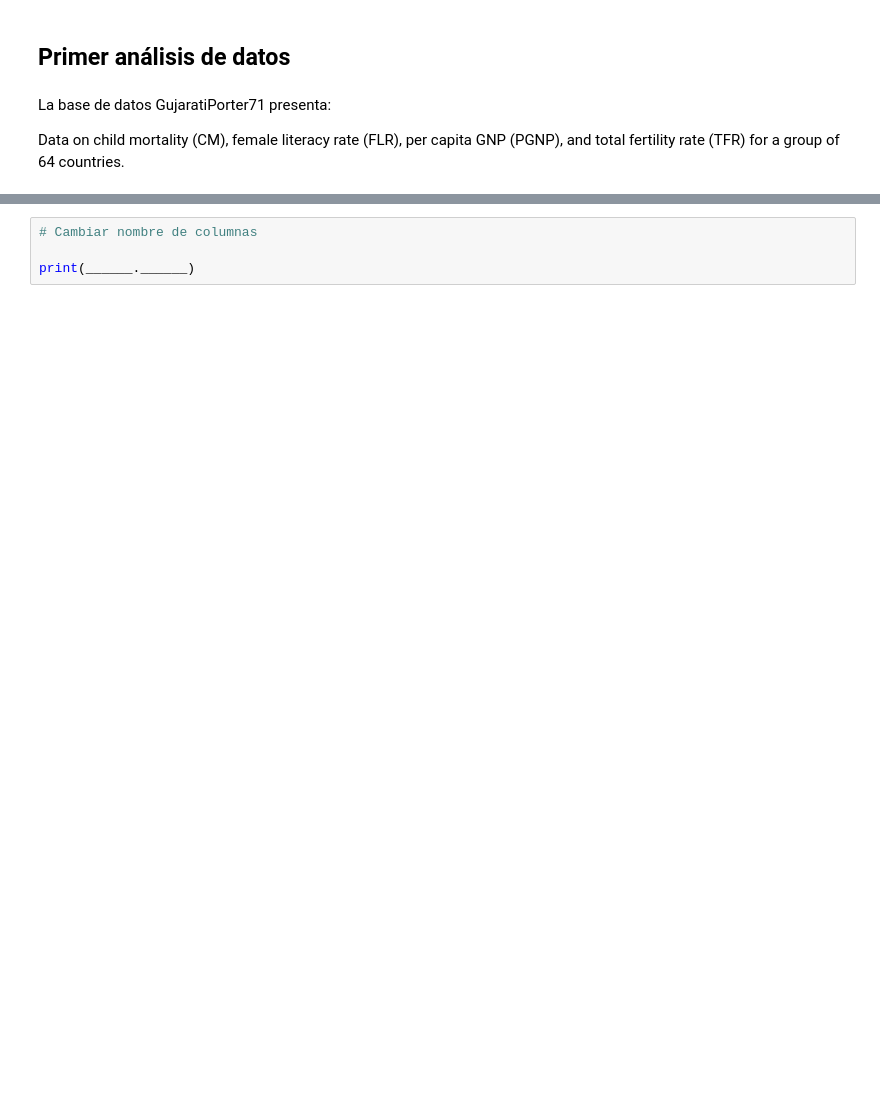
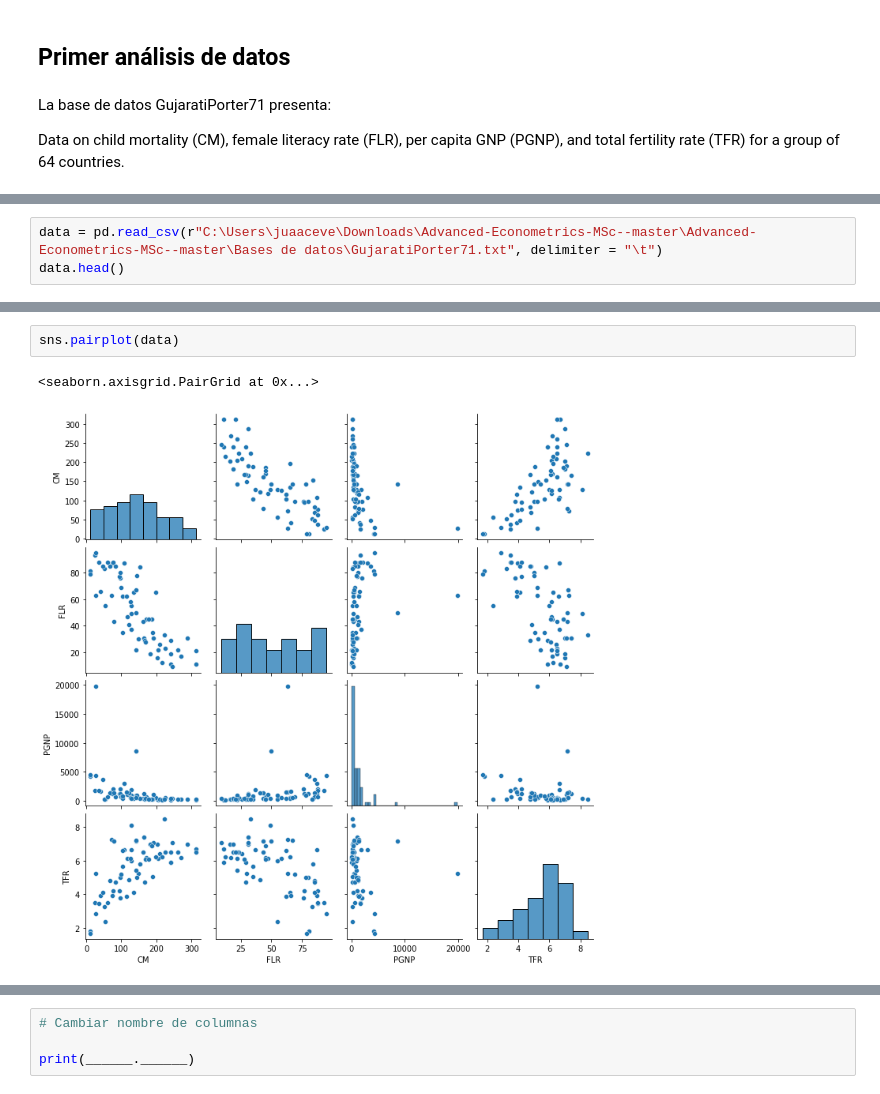
Before and after one commit to JuanAcevedoEcon/Advanced-Econometrics-MSc-, a Jupyter notebook: 1. Ordinary Least Squares (OLS)/(1) Introducción a Python.ipynb, the cells around one changed output, grey strips where cells are left out. Cells and saved outputs as stored; diff of their text form; blank space fills up the shorter version.

```diff
--- a/1. Ordinary Least Squares (OLS)/(1) Introducción a Python.ipynb
+++ b/1. Ordinary Least Squares (OLS)/(1) Introducción a Python.ipynb
@@ -237,0 +270,3 @@ sns._______
+# %%
+data = pd.read_csv(r"C:\Users\juaaceve\Downloads\Advanced-Econometrics-MSc--master\Advanced-Econometrics-MSc--master\Bases de datos\GujaratiPorter71.txt", delimiter = "\t")
+data.head()
@@ -238 +300,6 @@ sns._______
+# %%
+sns.pairplot(data)
+# %% [output]
+<seaborn.axisgrid.PairGrid at 0x...>
+[figure, added]
 # %%
```
Also changed, not shown: parts of 19 cells of this notebook.
